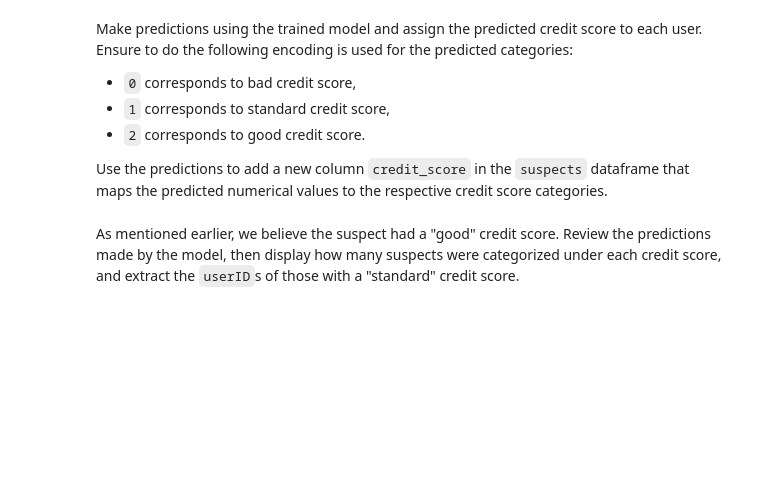
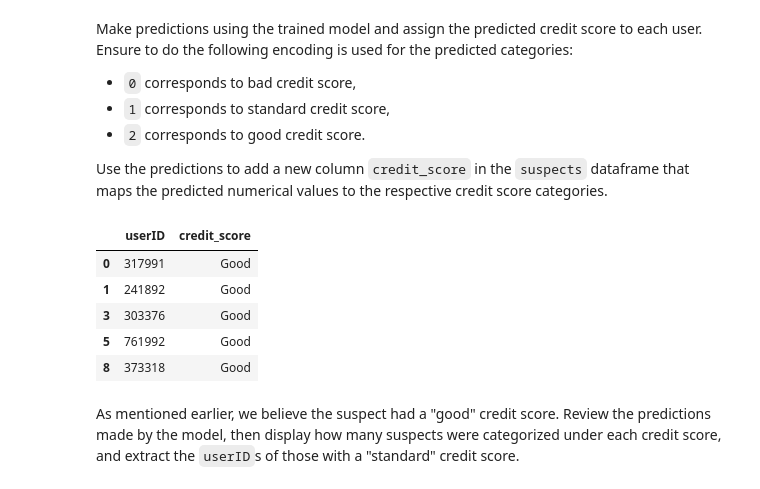
Before and after one commit to Kiddy204/Assignment_Angular, a Jupyter notebook: Assignements/Part 4/Assignment_part_4.ipynb, the cells around one changed output. Saved outputs shown, nothing was run; the diff lists cells and outputs as text; code cells hidden in the pictures; blank space fills up the shorter version.

```diff
--- a/Assignements/Part 4/Assignment_part_4.ipynb
+++ b/Assignements/Part 4/Assignment_part_4.ipynb
@@ -409,0 +471,18 @@ Now, train your model on the training dataset just as you did in section 2.2.1,
+# %%
+# Your code here
+
+optimizer = optim.SGD(model_full.parameters(), lr=1.0)
+
+n_epochs = 1000
+
+for epoch in range(n_epochs):
+    optimizer.zero_grad()
+    outputs = model_full(X_full_t)
+    loss = criterion(outputs, y_full_t)
+    loss.backward()
+    optimizer.step()
+
+    if (epoch + 1) % 100 == 0:
+        _, predicted = torch.max(outputs, 1)
+        acc = (predicted == y_full_t).float().mean().item()
+        print(f"Epoch [{epoch+1}/{n_epochs}] - Loss: {loss.item():.4f} - Accuracy: {acc:.4f}")
@@ -427,3 +521,31 @@ Use the predictions to add a new column `credit_score` in the `suspects` datafra
+# %%
+# Ensure the model is in evaluation mode
+model_full.eval()
+
+# Make predictions on the suspects dataset
+with torch.no_grad():
+    outputs = model_full(suspects_t)
+    _, predicted_classes = torch.max(outputs, 1)
+
+# Convert predictions to numpy
+predicted_classes_np = predicted_classes.numpy()
+
+# Map numeric predictions to credit score categories
+credit_score_mapping = {0: "Bad", 1: "Standard", 2: "Good"}
+suspects["credit_score"] = [credit_score_mapping[p] for p in predicted_classes_np]
+
+# Add back user IDs
+suspects["userID"] = user_ids.values
+
+# Display results
+suspects[["userID", "credit_score"]].head()
+# %% [output]
+|  | userID | credit_score |
+| 0 | 317991 | Good |
+| 1 | 241892 | Good |
+| 3 | 303376 | Good |
+| 5 | 761992 | Good |
+| 8 | 373318 | Good |
 # %% [markdown]
 
 
```
Also changed, not shown: parts of 27 cells of this notebook.
